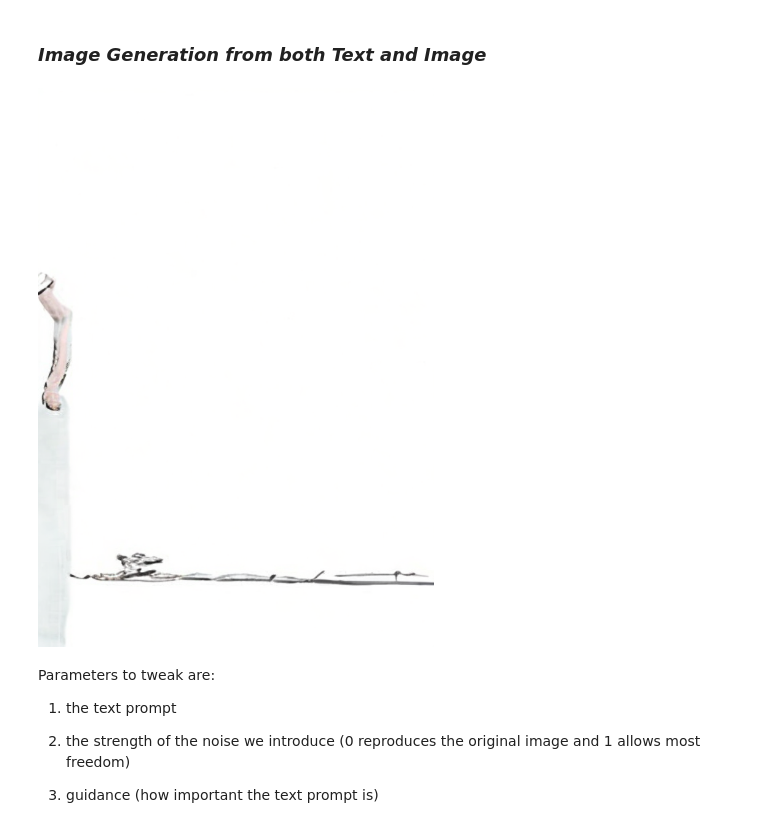
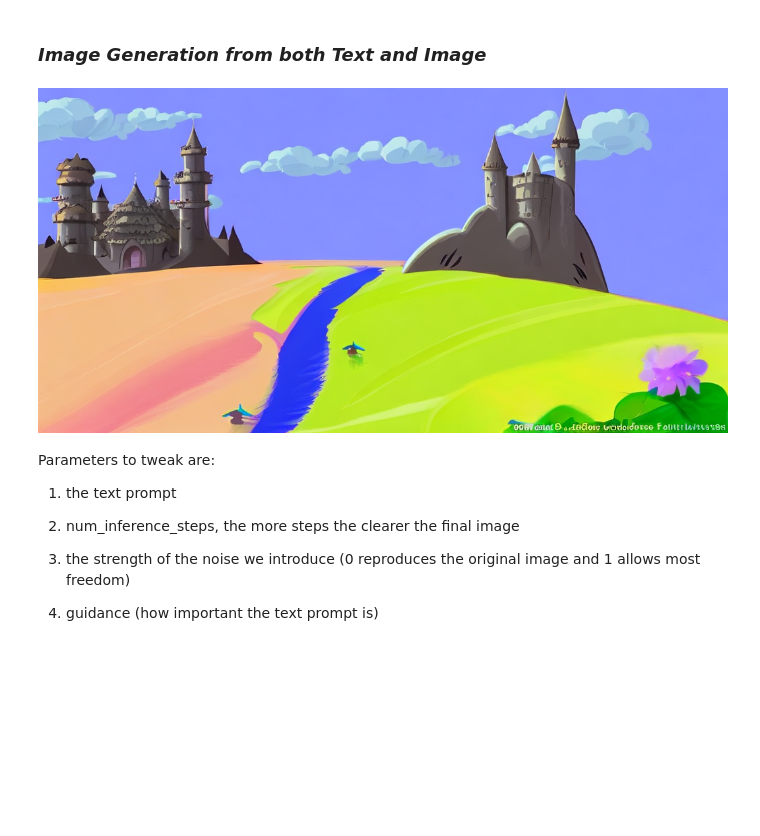
Before and after one commit to jkchandalia/nlpower, a Jupyter notebook: notebooks/4.1 Generative_AI_Diffusion.ipynb, the cells around one changed output. Saved outputs shown, nothing was run; the diff lists cells and outputs as text; code cells hidden in the pictures; blank space fills up the shorter version.

Commit message:
Adjust prompts and parameters

```diff
--- a/notebooks/4.1 Generative_AI_Diffusion.ipynb
+++ b/notebooks/4.1 Generative_AI_Diffusion.ipynb
@@ -98,11 +72,12 @@ image
 ### *Model*
 Demo is adapted from this [documentation](https://huggingface.co/docs/diffusers/using-diffusers/img2img)
 # %%
-# load the pipeline
+# Load the pipeline
 
-pipe = StableDiffusionImg2ImgPipeline.from_pretrained("stabilityai/stable-diffusion-2-1", torch_dtype=torch.float16).to(
+pipe = StableDiffusionImg2ImgPipeline.from_pretrained(
+    "stabilityai/stable-diffusion-2-1", torch_dtype=torch.float16).to(
     'cuda'
-)
+    )
 # %% [markdown]
 ### *Initial Image*
 # %%
@@ -134,17 +111,22 @@ prompt = "a black and white cartoon of girl diving off a cliff in the style of s
+# %%
+prompt = "ghibli style, a fantasy landscape with castles"
 # %% [markdown]
 ### *Image Generation from both Text and Image*
 # %%
-images = pipe(prompt=prompt, image=init_image, strength=.9, guidance_scale=1).images
+images = pipe(prompt=prompt, image=init_image, strength=.8, guidance_scale=7.5, num_inference_steps=100).images
 #images[0].save("fantasy_landscape.png")
 
 images[0]
 # %% [output]
-[figure, old version]
+[figure, new version]
 # %% [markdown]
 Parameters to tweak are:
 
 1. the text prompt
 
-2. the strength of the noise we introduce (0 reproduces the original image and 1 allows most freedom)
+2. num_inference_steps, the more steps the clearer the final image
 
-3. guidance (how important the text prompt is)
+
+3. the strength of the noise we introduce (0 reproduces the original image and 1 allows most freedom)
+
+4. guidance (how important the text prompt is)
```
Also changed, not shown: parts of 12 cells of this notebook.
